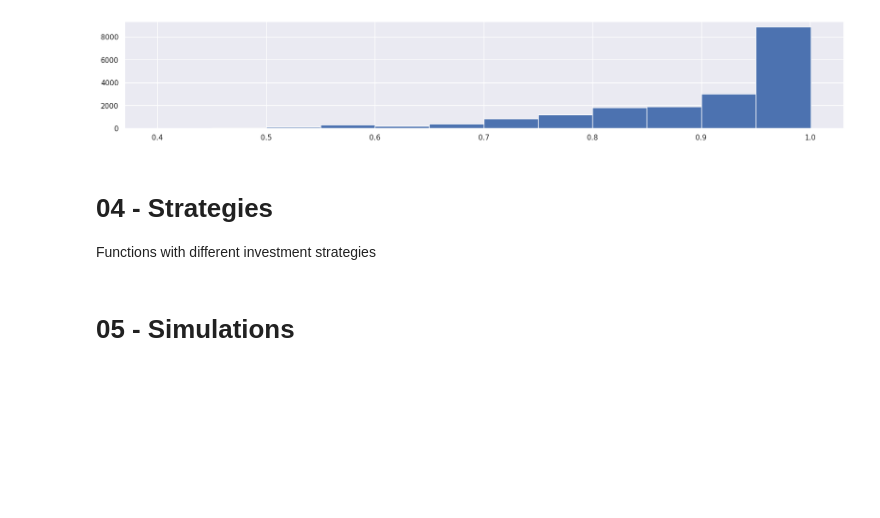
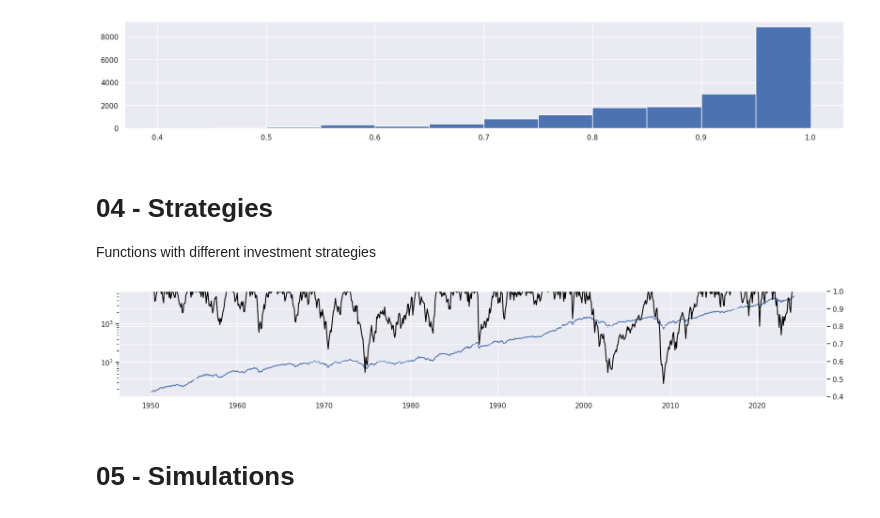
Before and after one commit to JotaBlanco/Creditos_MyInvestor, a Jupyter notebook: Simulación_Créditos.ipynb, the cells around one changed output. Saved outputs shown, nothing was run; the diff lists cells and outputs as text; code cells hidden in the pictures; blank space fills up the shorter version.

```diff
--- a/Simulación_Créditos.ipynb
+++ b/Simulación_Créditos.ipynb
@@ -237,6 +237,18 @@ def estrategia_3(recurrent_amount, months):
   df["coste_ac"] = df["coste"].cumsum()
   df["ingresos_ac"] = df["ingresos"].cumsum()
   return df
+# %%
+# Price and perc_max
+fig, ax1 = plt.subplots()
+
+ax1.plot(df_monthly["Date"], df_monthly["SP500"], label="daily")
+ax2 = ax1.twinx()
+ax2.plot(df_monthly["Date"], df_monthly["perc_max"], color = "black")
+ax2.set_ylim(bottom=0.4, top=1)
+ax1.set_yscale('log')
+plt.show()
+# %% [output]
+[figure, added]
 # %% [markdown]
 # 05 - Simulations
 # %%
```
